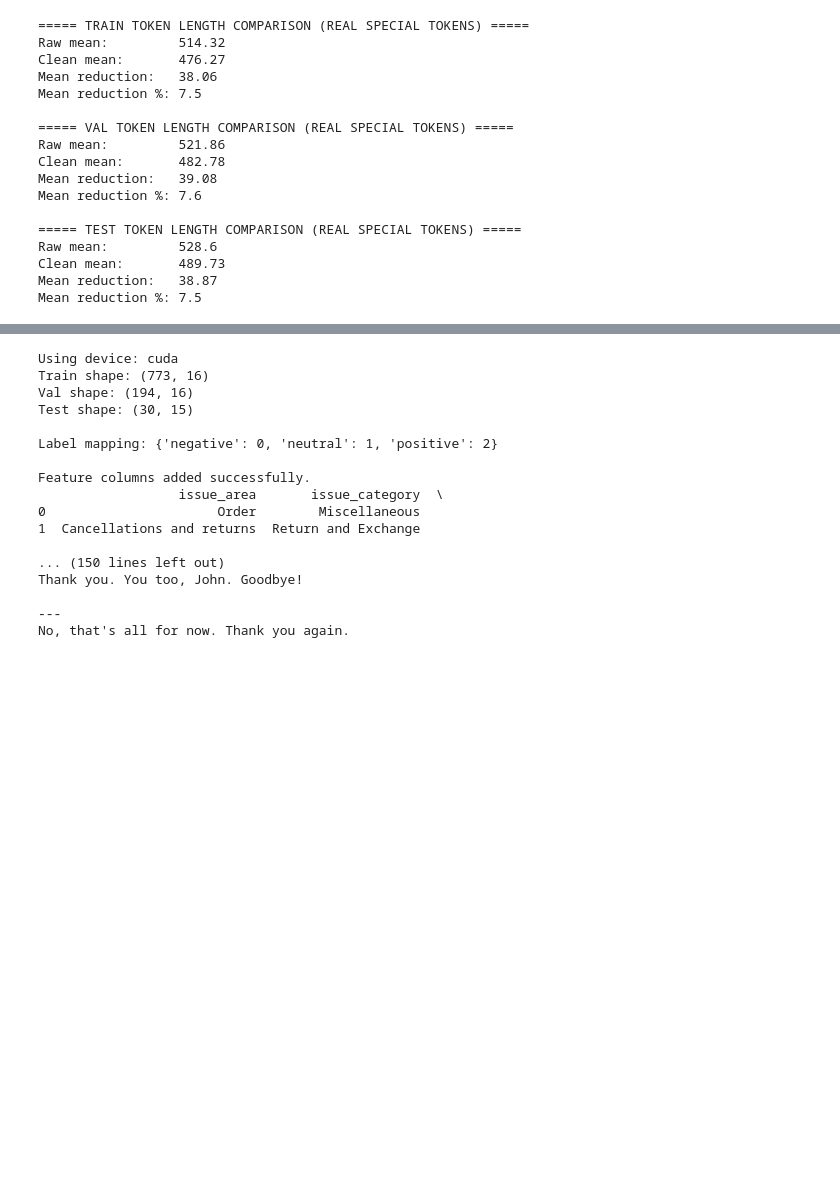
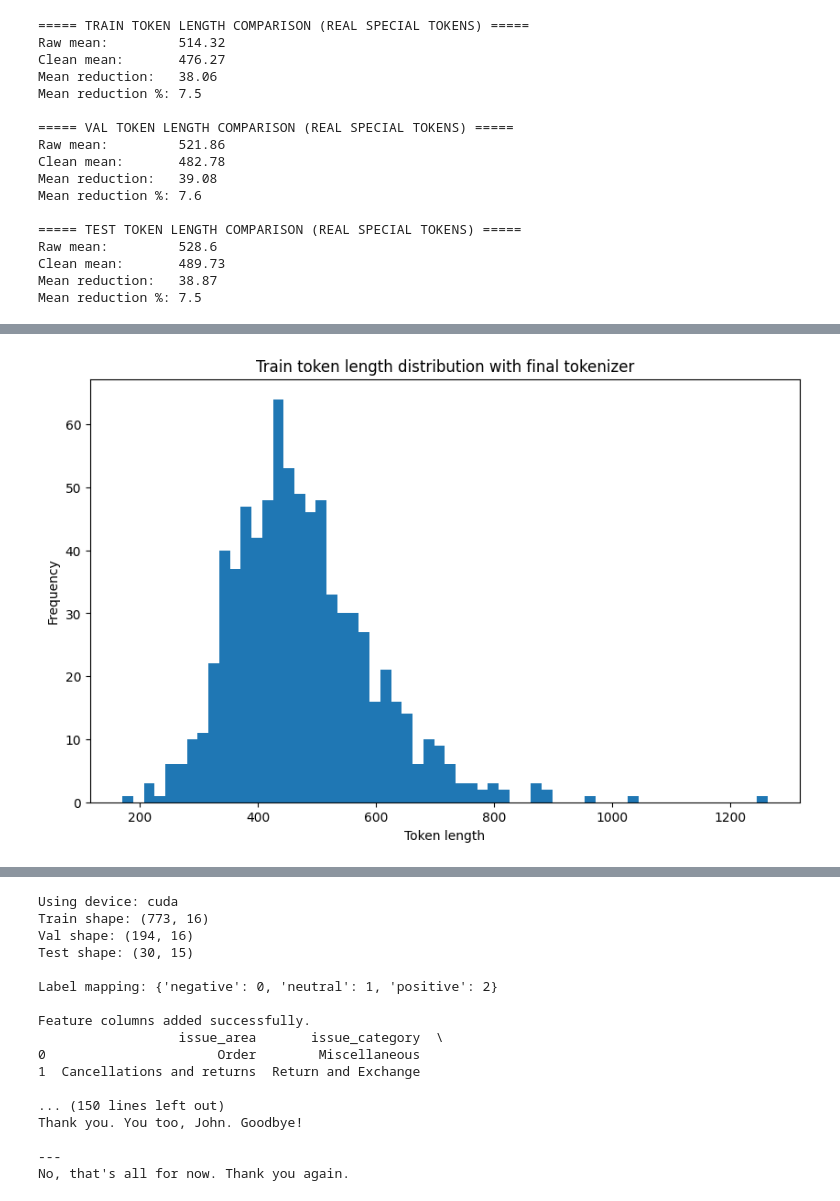
Before and after one commit to sulucay01/DI725-assignment1, a Jupyter notebook: notebooks/03_modeling_baseline.ipynb, the cells around one changed output, grey strips where cells are left out. Saved outputs shown, nothing was run; the diff lists cells and outputs as text; code cells hidden in the pictures; blank space fills up the shorter version.

Commit message:
Add max-length analysis for RoBERTa baseline with final tokenizer

```diff
--- a/notebooks/03_modeling_baseline.ipynb
+++ b/notebooks/03_modeling_baseline.ipynb
@@ -280,0 +357,11 @@ Mean reduction %: 7.5
+# %%
+import matplotlib.pyplot as plt
+
+plt.figure(figsize=(10, 6))
+plt.hist(train_lengths, bins=60)
+plt.xlabel("Token length")
+plt.ylabel("Frequency")
+plt.title("Train token length distribution with final tokenizer")
+plt.show()
+# %% [output]
+[figure, added]
```
Also changed, not shown: parts of 2 cells of this notebook.
